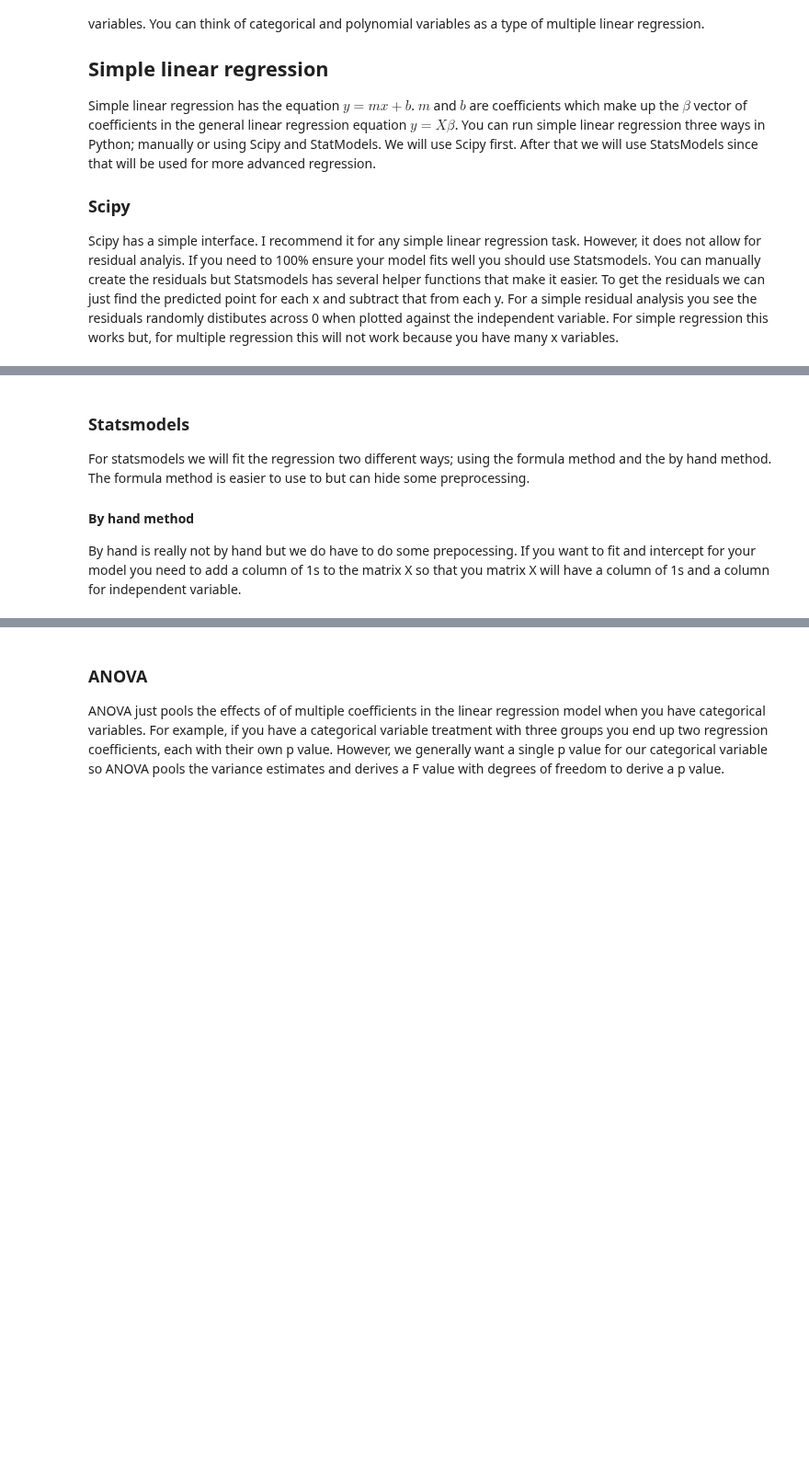
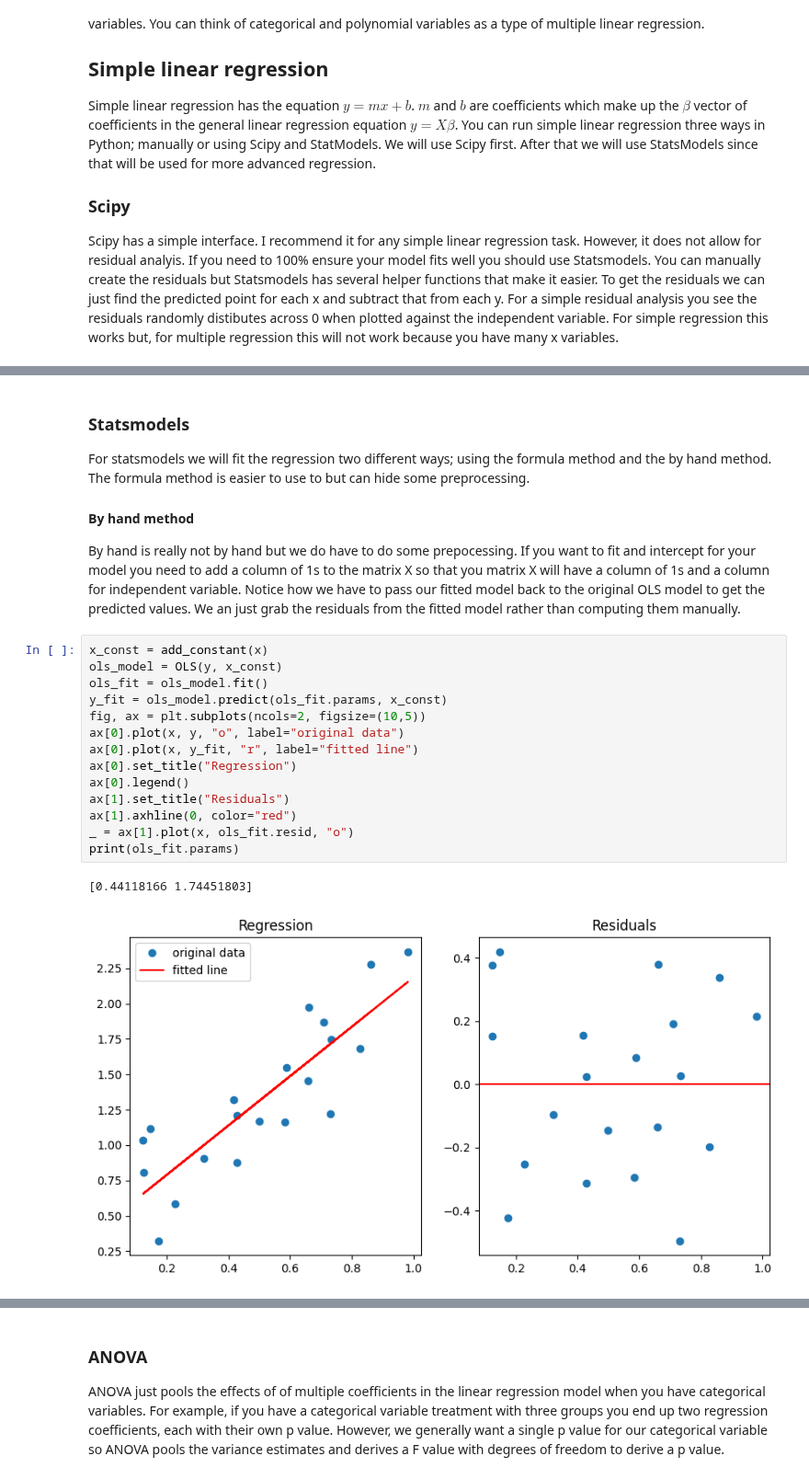
Before and after one commit to LarsHenrikNelson/PatchClampHandbook, a Jupyter notebook: nb/regression.ipynb, the cells around one changed output, grey strips where cells are left out. Shown at 92% size. Drawn from its saved outputs; the diff is of its cells as text; blank space fills up the shorter version.

Commit message:
Updated the statistics and regression model.

```diff
--- a/nb/regression.ipynb
+++ b/nb/regression.ipynb
@@ -48,4 +53,21 @@ _ = ax[1].plot(x, y_fit-y, "o")
 For statsmodels we will fit the regression two different ways; using the formula method and the by hand method. The formula method is easier to use to but can hide some preprocessing.
 
 #### By hand method
-By hand is really not by hand but we do have to do some prepocessing. If you want to fit and intercept for your model you need to add a column of 1s to the matrix X so that you matrix X will have a column of 1s and a column for independent variable.
+By hand is really not by hand but we do have to do some prepocessing. If you want to fit and intercept for your model you need to add a column of 1s to the matrix X so that you matrix X will have a column of 1s and a column for independent variable. Notice how we have to pass our fitted model back to the original OLS model to get the predicted values. We an just grab the residuals from the fitted model rather than computing them manually.
+# %%
+x_const = add_constant(x)
+ols_model = OLS(y, x_const)
+ols_fit = ols_model.fit()
+y_fit = ols_model.predict(ols_fit.params, x_const)
+fig, ax = plt.subplots(ncols=2, figsize=(10,5))
+ax[0].plot(x, y, "o", label="original data")
+ax[0].plot(x, y_fit, "r", label="fitted line")
+ax[0].set_title("Regression")
+ax[0].legend()
+ax[1].set_title("Residuals")
+ax[1].axhline(0, color="red")
+_ = ax[1].plot(x, ols_fit.resid, "o")
+print(ols_fit.params)
+# %% [output]
+[0.44118166 1.74451803]
+[figure, added]
```
Also changed, not shown: parts of 7 cells of this notebook, 1 other file.
